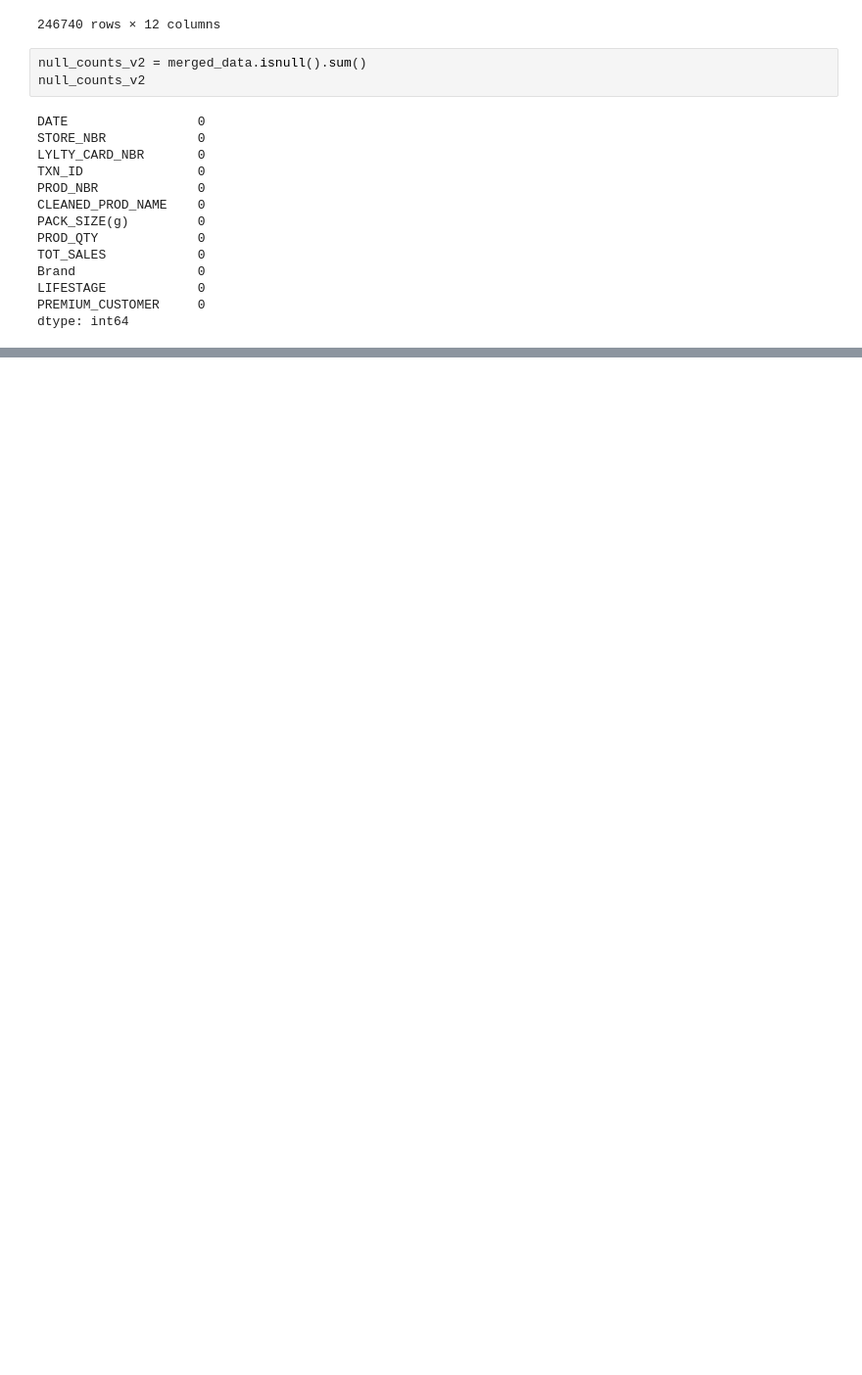
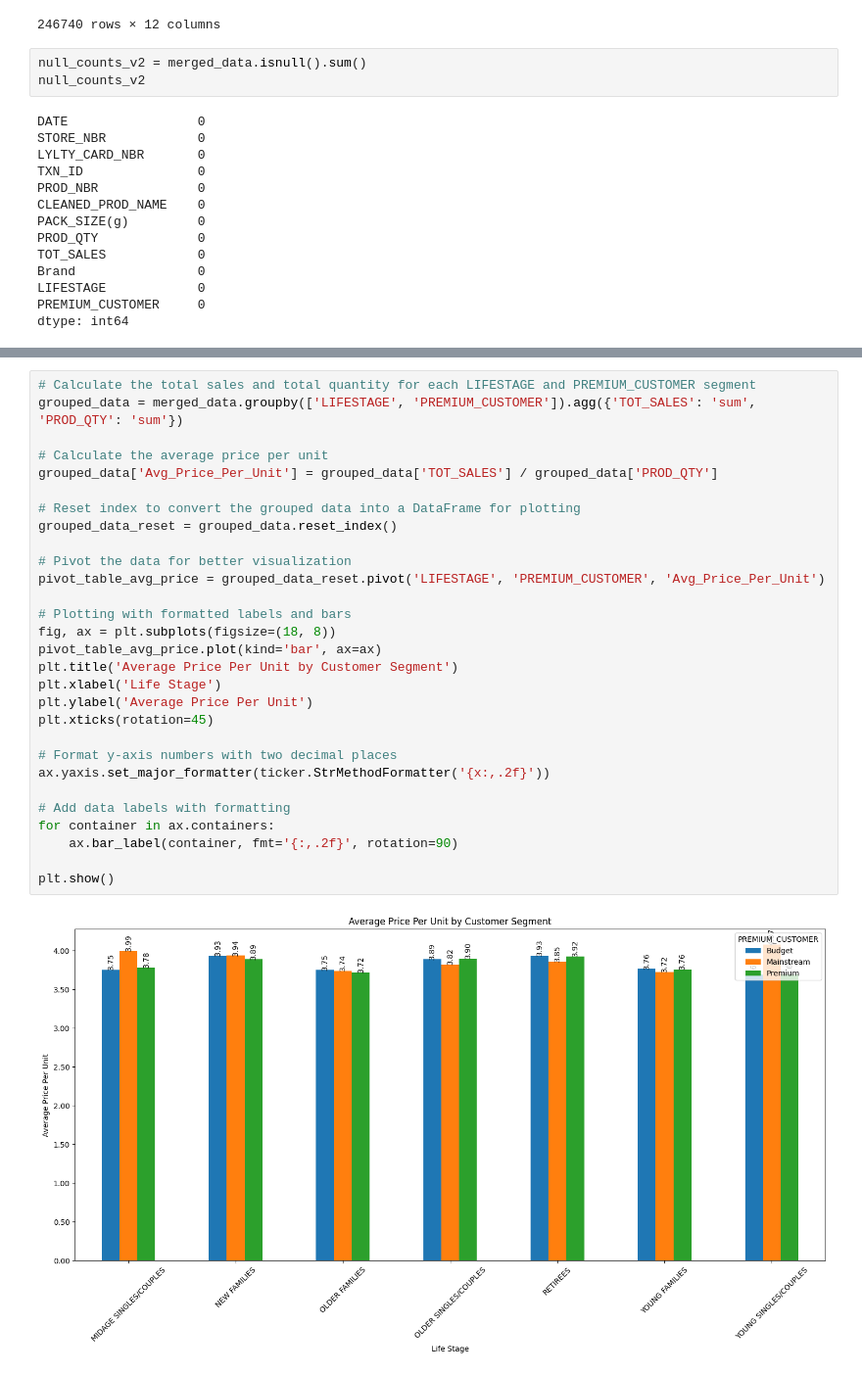
Before and after one commit to Harijeyan/Forage, a Jupyter notebook: quantium.ipynb, the cells around one changed output, grey strips where cells are left out. Shown at 98% size. Saved outputs shown, nothing was run; the diff lists cells and outputs as text; blank space fills up the shorter version.

```diff
--- a/quantium.ipynb
+++ b/quantium.ipynb
@@ -827,0 +935,31 @@ dtype: int64
+# %%
+# Calculate the total sales and total quantity for each LIFESTAGE and PREMIUM_CUSTOMER segment
+grouped_data = merged_data.groupby(['LIFESTAGE', 'PREMIUM_CUSTOMER']).agg({'TOT_SALES': 'sum', 'PROD_QTY': 'sum'})
+
+# Calculate the average price per unit
+grouped_data['Avg_Price_Per_Unit'] = grouped_data['TOT_SALES'] / grouped_data['PROD_QTY']
+
+# Reset index to convert the grouped data into a DataFrame for plotting
+grouped_data_reset = grouped_data.reset_index()
+
+# Pivot the data for better visualization
+pivot_table_avg_price = grouped_data_reset.pivot('LIFESTAGE', 'PREMIUM_CUSTOMER', 'Avg_Price_Per_Unit')
+
+# Plotting with formatted labels and bars
+fig, ax = plt.subplots(figsize=(18, 8))
+pivot_table_avg_price.plot(kind='bar', ax=ax)
+plt.title('Average Price Per Unit by Customer Segment')
+plt.xlabel('Life Stage')
+plt.ylabel('Average Price Per Unit')
+plt.xticks(rotation=45)
+
+# Format y-axis numbers with two decimal places
+ax.yaxis.set_major_formatter(ticker.StrMethodFormatter('{x:,.2f}'))
+
+# Add data labels with formatting
+for container in ax.containers:
+    ax.bar_label(container, fmt='{:,.2f}', rotation=90)
+
+plt.show()
+# %% [output]
+[figure, added]
```
Also changed, not shown: parts of 12 cells of this notebook.
